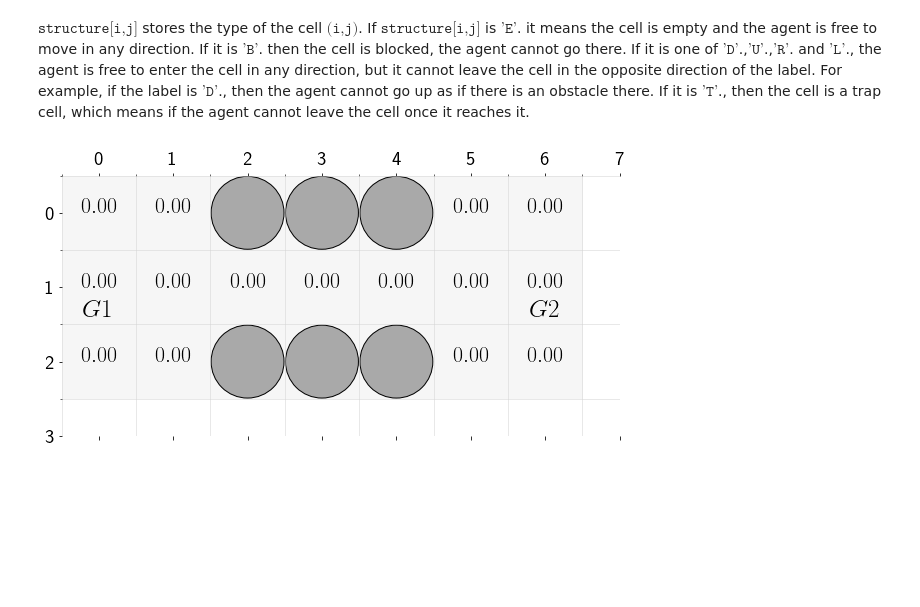
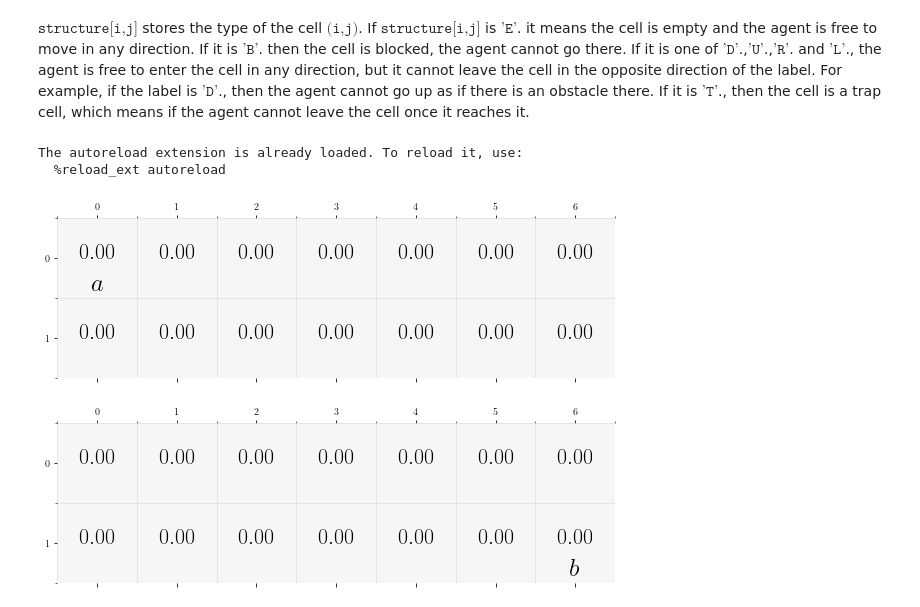
Before and after one commit to IngyN/macsrl, a Jupyter notebook: Example2_MDP.ipynb, the cells around one changed output. Saved outputs shown, nothing was run; the diff lists cells and outputs as text; code cells hidden in the pictures; blank space fills up the shorter version.

```diff
--- a/Example2_MDP.ipynb
+++ b/Example2_MDP.ipynb
@@ -10,24 +10,39 @@ If it is one of $\texttt{'D'}$.,$\texttt{'U'}$.,$\texttt{'R'}$. and $\texttt{'L'
 If it is $\texttt{'T'}$., then the cell is a trap cell, which means if the agent cannot leave the cell once it reaches it.
 # %%
 %matplotlib inline
+%load_ext autoreload
+%autoreload 2
 from csrl.mdp import GridMDP
 import numpy as np
 
-shape = n_cols, n_rows = (3,7)
+shape = n_cols, n_rows = (2,7)
 
 structure = np.array([
-['E','E','B','B','B','E','E'],
 ['E','E','E','E','E','E','E'],
-['E','E','B','B','B','E','E'],
+['E','E','E','E','E','E','E']
 ])
 
 label = np.empty(shape,dtype=object)
 label.fill(())
-label[1,0] = ('G1',)
-label[1,6] = ('G2',)
+label2 = np.empty(shape,dtype=object)
+label2.fill(())
+label[0,0] = ('a',)
+label2[1,6] = ('b',)
+comb_labels = np.empty(shape, dtype=object)
+comb_labels.fill(())
+comb_labels[0,0] = ('a',)
+comb_labels[1,6] = ('b',)
 
 
-grid_mdp = GridMDP(shape=shape,structure=structure,label=label,figsize=10)
+
+grid_mdp = GridMDP(shape=shape,structure=structure,label=label,figsize=10, p=1.0)
 grid_mdp.plot()
 # %% [output]
+The autoreload extension is already loaded. To reload it, use:
+  %reload_ext autoreload
-[figure, old version]
+[figure, new version]
+# %%
+grid_mdp2 = GridMDP(shape=shape,structure=structure,label=label2,figsize=10,p=1.0)
+grid_mdp2.plot()
+# %% [output]
+[figure, added]
```
Also changed, not shown: parts of 17 cells of this notebook, 4 other files.
